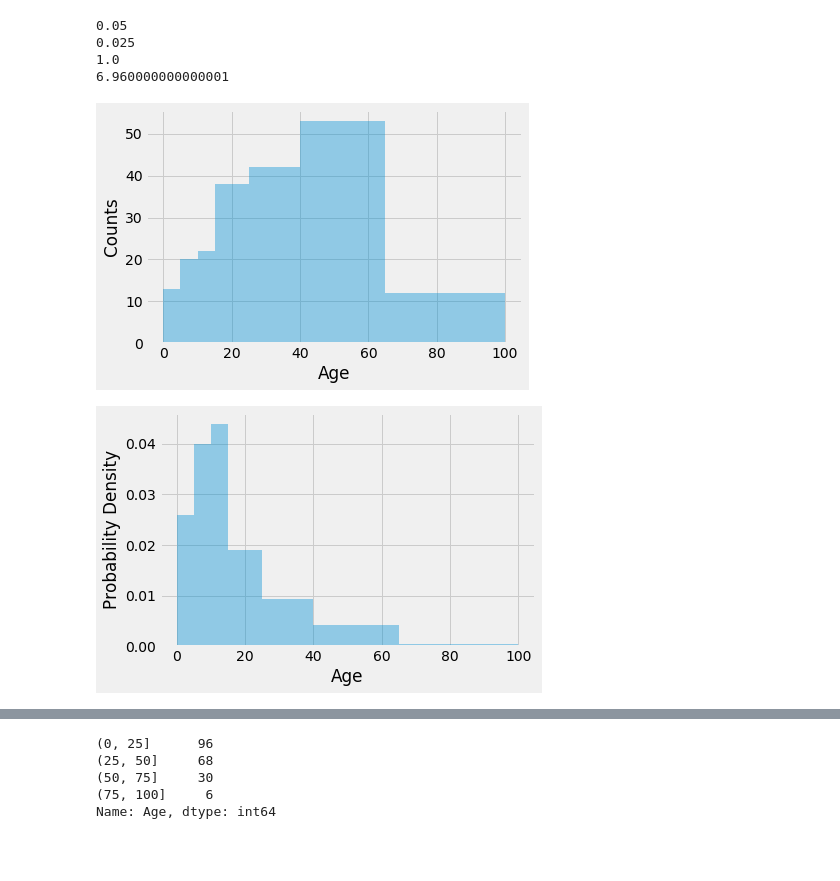
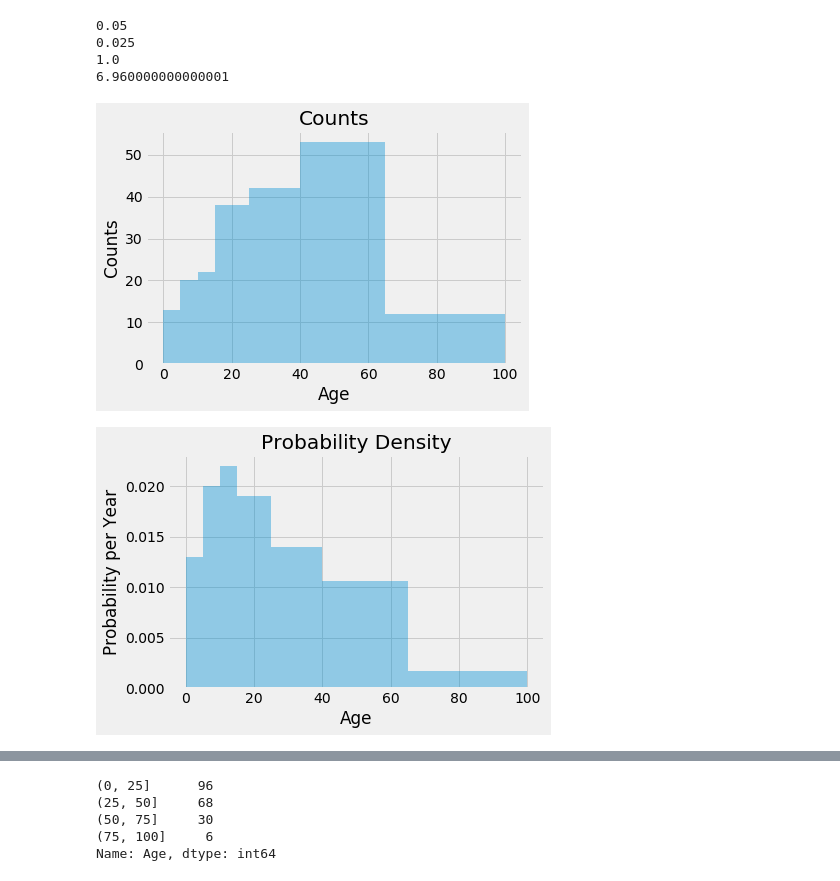
Before and after one commit to pmgasper/Berkeley_DataScience, a Jupyter notebook: lec08_histograms.ipynb, the cells around one changed output, grey strips where cells are left out. Cells and saved outputs as stored; diff of their text form; code cells hidden in the pictures; blank space fills up the shorter version.

```diff
--- a/lec08_histograms.ipynb
+++ b/lec08_histograms.ipynb
@@ -86,13 +86,10 @@ plt.close()
 # %%
+# Troubleshooting unexpected results from normalized histograms.
+# Turned out to be a bug in matplotlib that was fixed on updating
 plt.figure()
-
-x = top_movies.Age.values
-
-#x = [2, 7, 12, 17, 27, 42, 67]
-bins = [0, 10, 30]
-x = [1, 11]
-
-plt.hist(x, bins=bins, density=True)
+bins_test = [0, 10, 30]
+x_test = [1, 11]
+plt.hist(x_test, bins=bins_test, density=True)
 plt.show()
 
 # expected
@@ -100,6 +97,7 @@ print(1 / (2 * 10)) # = 0.05
 print(1 / (2 * 20)) # = 0.25
 print(0.05 * 10 + 0.025 * 20)  # 1.0
 
+# initially received
 print(0.66 * 10 + 0.018 * 20)
 # %% [output]
 [figure]
@@ -110,15 +108,17 @@ print(0.66 * 10 + 0.018 * 20)
 # %%
 # Seaborn histogram - Counts
 plt.figure()
 ax = sns.distplot(top_movies.Age, bins=bins, kde=False)
 ax.set_ylabel('Counts')
+ax.set_title('Counts')
 
 # Seaborn histogram - Normalized
 plt.figure()
 ax = sns.distplot(top_movies.Age, bins=bins, kde=False, norm_hist=True)
-ax.set_ylabel('Probability Density')
+ax.set_ylabel('Probability per Year')
+ax.set_title('Probability Density')
 
 plt.show()
 # %% [output]
-[figure, old version]
+[figure, new version]
-[figure, old version]
+[figure, new version]
```
Also changed, not shown: parts of 8 cells of this notebook.
